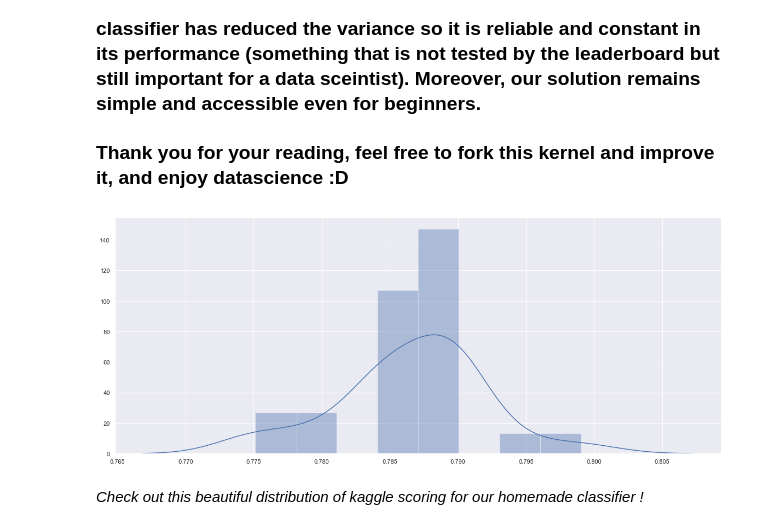
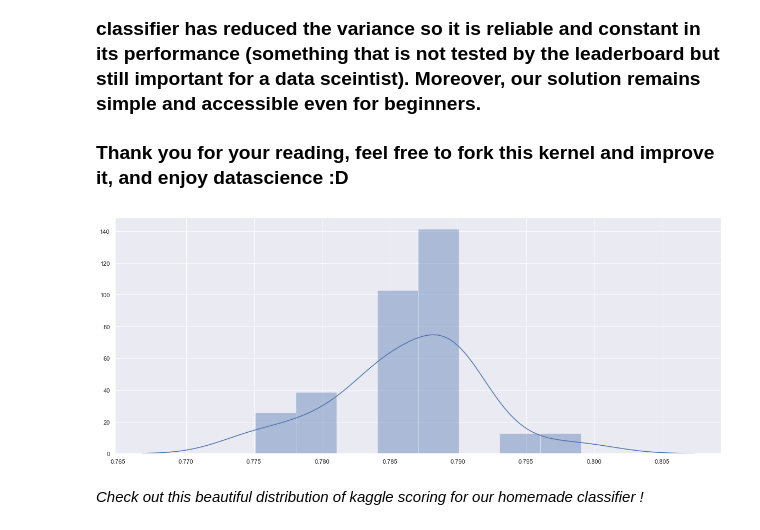
Before and after one commit to nicohlr/kaggle, a Jupyter notebook: titanic/titanic_kaggle_tutorial.ipynb, the cells around one changed output. Cells and saved outputs as stored; diff of their text form; code cells hidden in the pictures.

```diff
--- a/titanic/titanic_kaggle_tutorial.ipynb
+++ b/titanic/titanic_kaggle_tutorial.ipynb
@@ -593,11 +617,11 @@ result_df[['PassengerId', 'Survived']].head(10)
 # %%
 import scipy.stats as stats
 
 plt.figure(figsize=(20, 8))
-sub = 2*[0.77511] + 2*[0.77990] + 8*[0.78468] + 11*[0.78947] + 1*[0.79425] + 1*[0.79904]
+sub = 2*[0.77511] + 3*[0.77990] + 8*[0.78468] + 11*[0.78947] + 1*[0.79425] + 1*[0.79904]
 sns.distplot(sub)
 plt.show()
 # %% [output]
-[figure, old version]
+[figure, new version]
 # %% [markdown]
 *Check out this beautiful distribution of kaggle scoring for our homemade classifier !*
```
Also changed, not shown: parts of 8 cells of this notebook.
